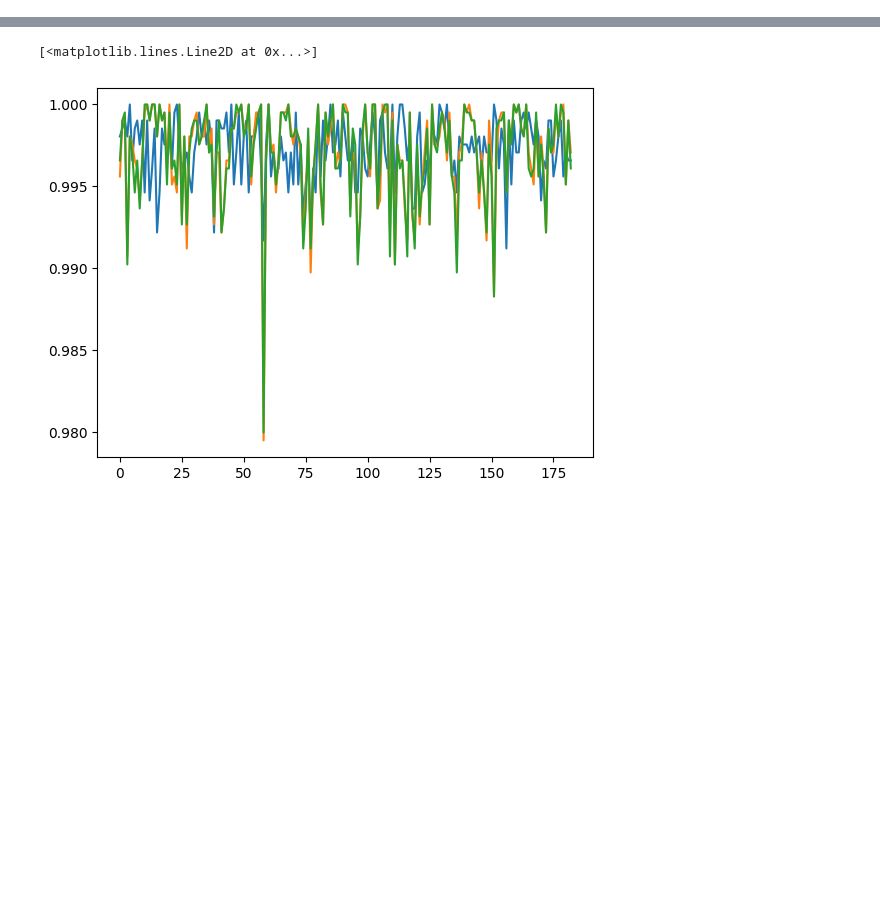
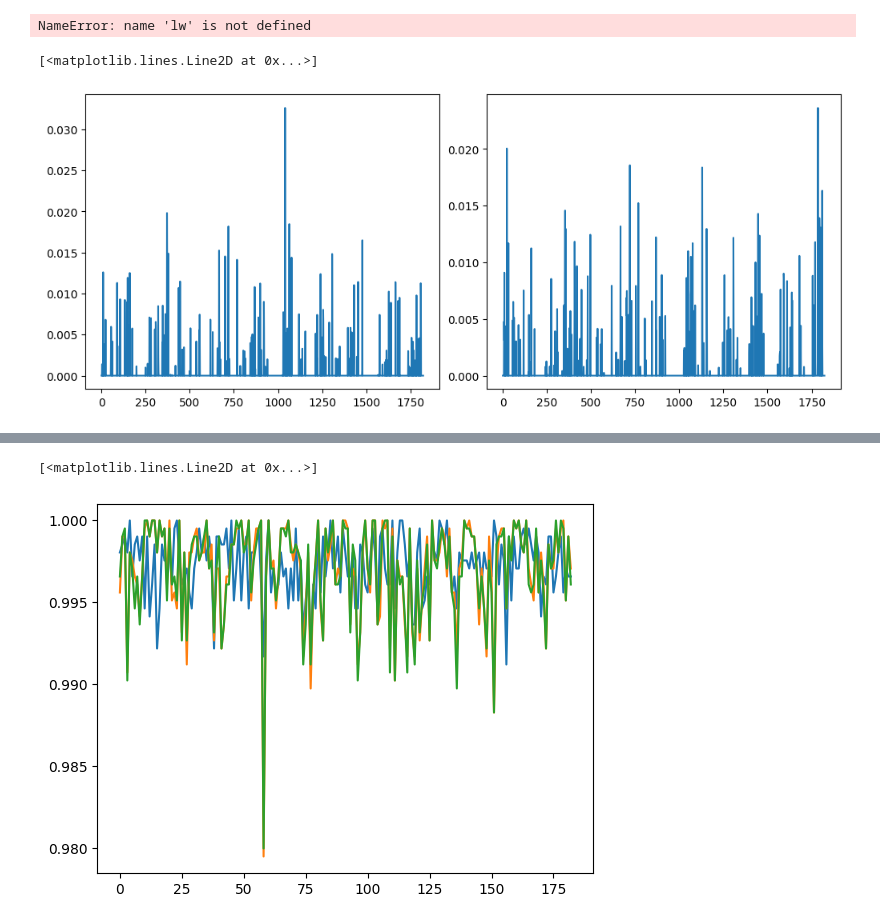
Before and after one commit to trevor-harris/LSCI, a Jupyter notebook: weather/weather_dev.ipynb, the cells around one changed output, grey strips where cells are left out. Drawn from its saved outputs; the diff is of its cells as text; code cells hidden in the pictures; blank space fills up the shorter version.

```diff
--- a/weather/weather_dev.ipynb
+++ b/weather/weather_dev.ipynb
@@ -417,0 +424,7 @@ for i in range(metrics.shape[0]):
+# %%
+lw0 = lsci.local_weights(xval.reshape(-1, nlat*nlon), xtest[0:1].reshape(-1, nlat*nlon), 0.99).squeeze()
+lw0 = lsci.local_weights(rval, rtest[0:1], 0.99).squeeze()
+lw1 = lsci.local_weights(rval, rtest[1:2], 0.99).squeeze()
+lw.shape
+# %% [output]
+NameError: name 'lw' is not defined
@@ -418 +433,9 @@ for i in range(metrics.shape[0]):
+# %%
+fig, ax = plt.subplots(1, 2, constrained_layout = True, figsize = (10, 4))
+
+ax[0].plot(lw0)
+ax[1].plot(lw1)
+# %% [output]
+[<matplotlib.lines.Line2D at 0x...>]
+[figure, added]
 # %%
```
Also changed, not shown: parts of 8 cells of this notebook.
